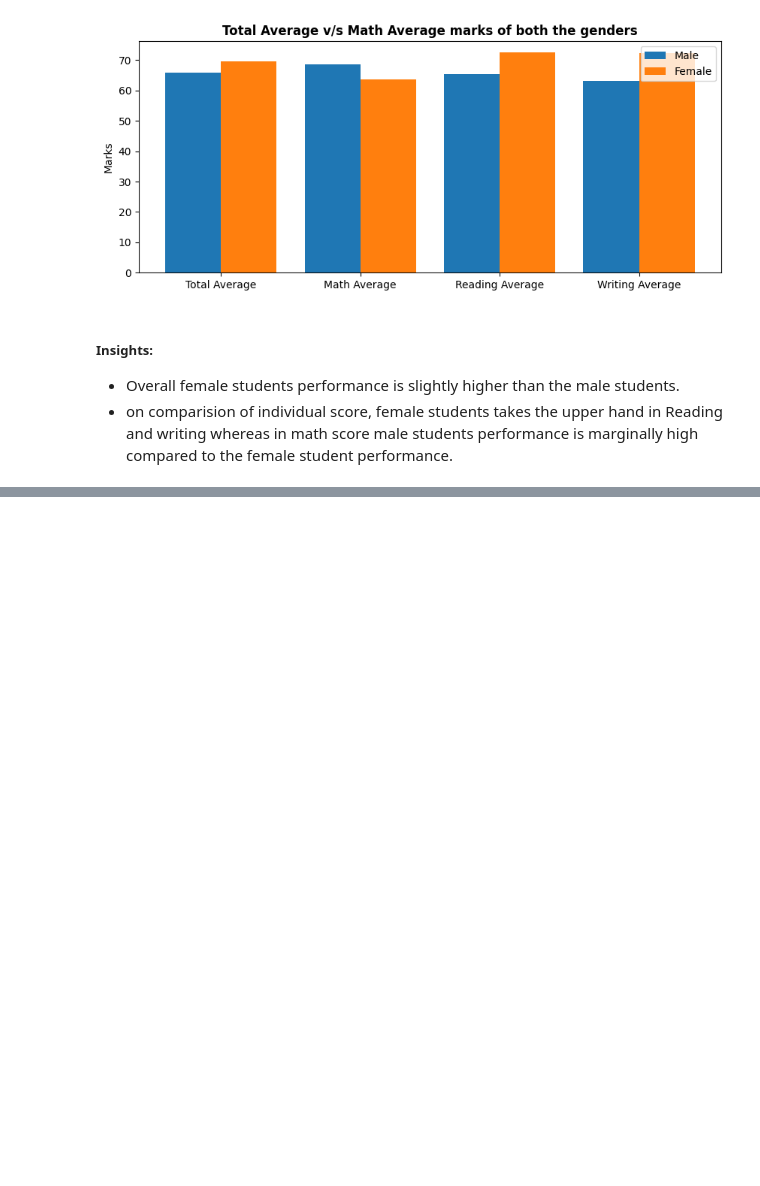
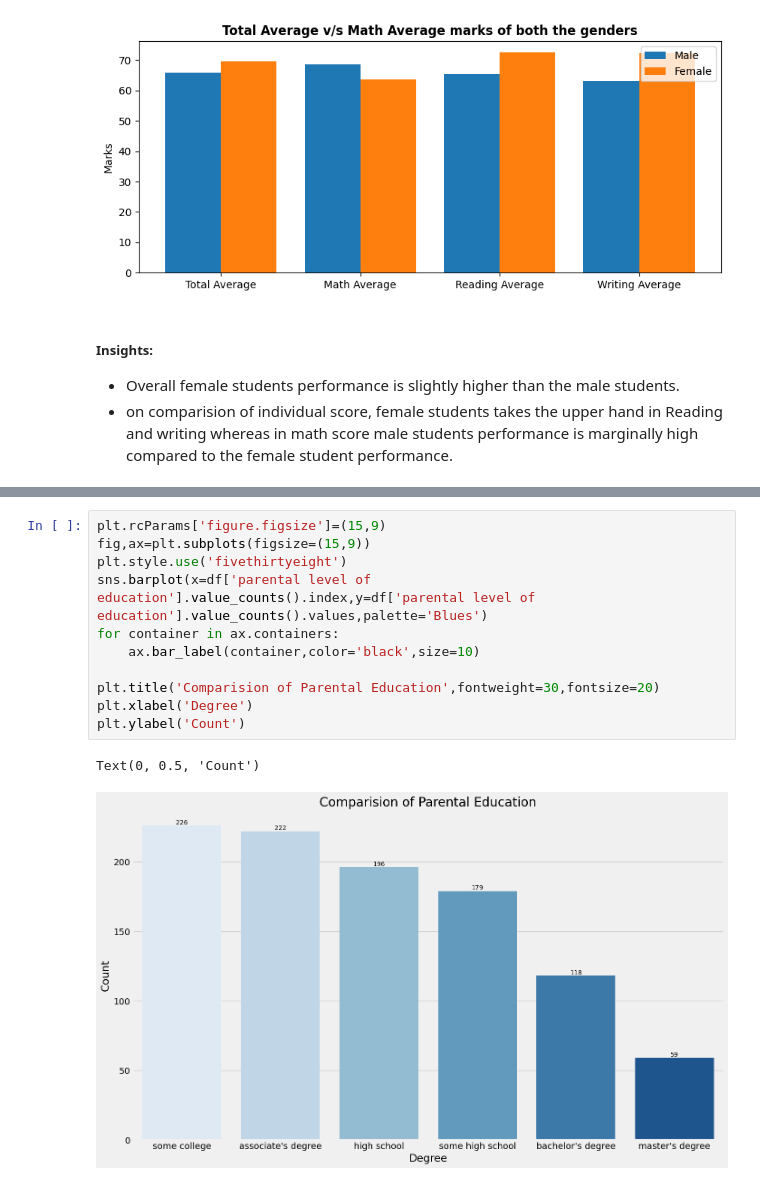
Before and after one commit to vishaarumugam/End_to_End_DS_Project_learning, a Jupyter notebook: notebook/EDA STUDENT PERFORMANCE.ipynb, the cells around one changed output, grey strips where cells are left out. Saved outputs shown, nothing was run; the diff lists cells and outputs as text; blank space fills up the shorter version.

```diff
--- a/notebook/EDA STUDENT PERFORMANCE.ipynb
+++ b/notebook/EDA STUDENT PERFORMANCE.ipynb
@@ -473,0 +546,14 @@ plt.legend()
+# %%
+plt.rcParams['figure.figsize']=(15,9)
+fig,ax=plt.subplots(figsize=(15,9))
+plt.style.use('fivethirtyeight')
+sns.barplot(x=df['parental level of education'].value_counts().index,y=df['parental level of education'].value_counts().values,palette='Blues')
+for container in ax.containers:
+    ax.bar_label(container,color='black',size=10)
+
+plt.title('Comparision of Parental Education',fontweight=30,fontsize=20)
+plt.xlabel('Degree')
+plt.ylabel('Count')
+# %% [output]
+Text(0, 0.5, 'Count')
+[figure, added]
```
Also changed, not shown: parts of 12 cells of this notebook.
